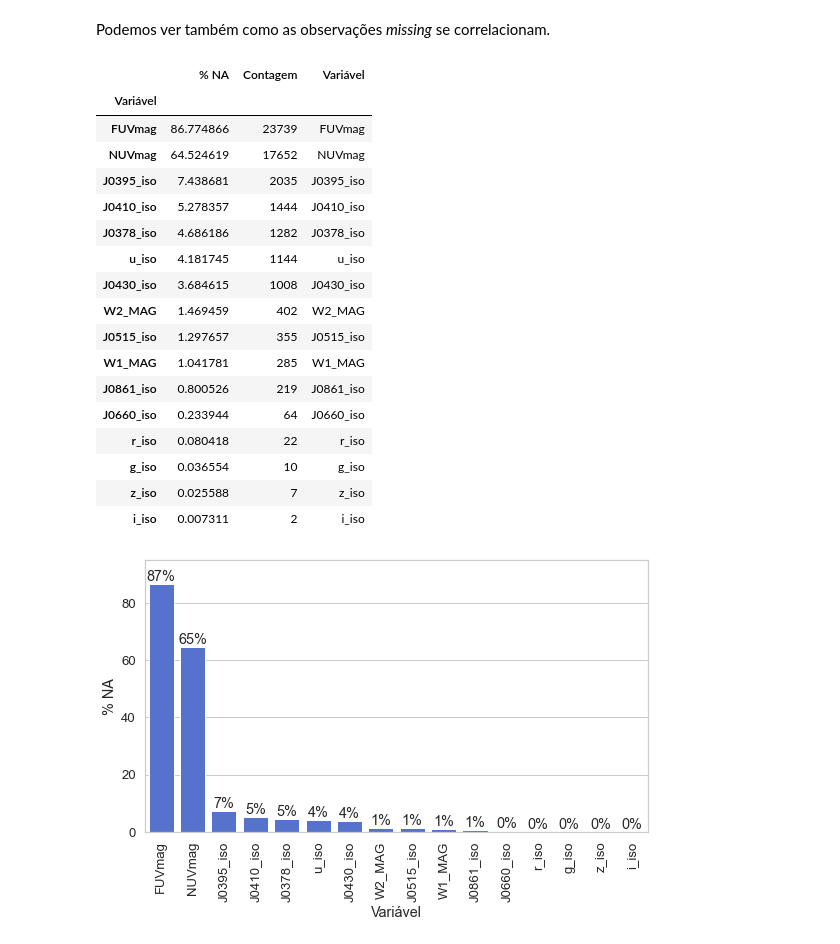
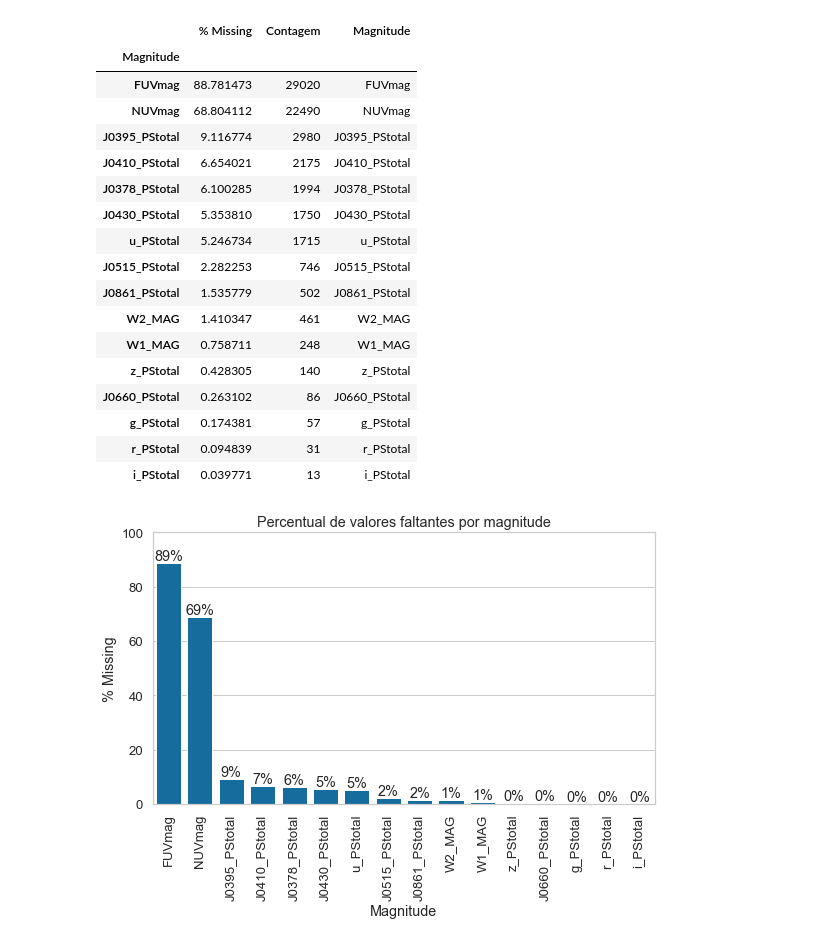
Before and after one commit to GabrielaPereiraSoares/Projeto_TCC, a Jupyter notebook: Analise_Descritiva.ipynb, the cells around one changed output. Saved outputs shown, nothing was run; the diff lists cells and outputs as text; code cells hidden in the pictures.

```diff
--- a/Analise_Descritiva.ipynb
+++ b/Analise_Descritiva.ipynb
@@ -255,0 +356,2 @@ plt.show()
+# %%
+dados2 = dados.replace(99,np.nan)
@@ -255,0 +384,2 @@ plt.show()
+# %%
+mags = dados.columns[3:19]
@@ -255,0 +416,16 @@ plt.show()
+# %%
+# Histogramas
+sns.set(context="notebook", style="whitegrid", palette="dark",font_scale=1.8)
+
+fig, axs = plt.subplots(4, 4, figsize=(20, 18), constrained_layout=True, sharey = True)
+dic = {0:axs[0,0], 1:axs[0,1], 2:axs[0,2], 3:axs[0,3],
+       4:axs[1,0], 5:axs[1,1], 6:axs[1,2], 7:axs[1,3],
+       8:axs[2,0], 9:axs[2,1],10:axs[2,2],11:axs[2,3],
+      12:axs[3,0],13:axs[3,1],14:axs[3,2],15:axs[3,3]}
+
+for i in range(16):
+    sns.histplot(data=dados2[mags[i]], bins=20, kde=True, stat='density', ax=dic[i],
+                 color='#0072B2').set(ylim=(0, 0.55), ylabel='')
+fig.suptitle('Distribuição das magnitudes na abertura PStotal', fontsize=32)
+fig.supylabel('Densidade', fontsize=28)
+plt.show()
@@ -260,41 +544,41 @@ Aqui, vemos que a distribuição do _redshift_ como um todo tende a se deslocar
-# %% [markdown]
-Podemos ver também como as observações _missing_ se correlacionam.
 # %%
-missing_values = (dados[cols].isnull().sum() / len(dados[cols]))*100
-#missing_values = missing_values[missing_values > 0]
+missing_values = (dados2[mags].isnull().sum() / len(dados2[mags]))*100
 missing_values.sort_values(inplace=True, ascending=False)
 missing_values = missing_values.to_frame()
-missing_values.columns = ['% NA']
-missing_values['Contagem'] = dados[cols].isnull().sum()
-missing_values.index.names = ['Variável']
-missing_values['Variável'] = missing_values.index
+missing_values.columns = ['% Missing']
+missing_values['Contagem'] = dados2[mags].isnull().sum()
+missing_values.index.names = ['Magnitude']
+missing_values['Magnitude'] = missing_values.index
 missing_values
 # %% [output]
-|  | % NA | Contagem | Variável |
-| Variável |  |  |  |
-| FUVmag | 86.774866 | 23739 | FUVmag |
-| NUVmag | 64.524619 | 17652 | NUVmag |
-| J0395_iso | 7.438681 | 2035 | J0395_iso |
-| J0410_iso | 5.278357 | 1444 | J0410_iso |
-| J0378_iso | 4.686186 | 1282 | J0378_iso |
-| u_iso | 4.181745 | 1144 | u_iso |
-| J0430_iso | 3.684615 | 1008 | J0430_iso |
-| W2_MAG | 1.469459 | 402 | W2_MAG |
-| J0515_iso | 1.297657 | 355 | J0515_iso |
-| W1_MAG | 1.041781 | 285 | W1_MAG |
-| J0861_iso | 0.800526 | 219 | J0861_iso |
-| J0660_iso | 0.233944 | 64 | J0660_iso |
-| r_iso | 0.080418 | 22 | r_iso |
-| g_iso | 0.036554 | 10 | g_iso |
-| z_iso | 0.025588 | 7 | z_iso |
-| i_iso | 0.007311 | 2 | i_iso |
+|  | % Missing | Contagem | Magnitude |
+| Magnitude |  |  |  |
+| FUVmag | 88.781473 | 29020 | FUVmag |
+| NUVmag | 68.804112 | 22490 | NUVmag |
+| J0395_PStotal | 9.116774 | 2980 | J0395_PStotal |
+| J0410_PStotal | 6.654021 | 2175 | J0410_PStotal |
+| J0378_PStotal | 6.100285 | 1994 | J0378_PStotal |
+| J0430_PStotal | 5.353810 | 1750 | J0430_PStotal |
+| u_PStotal | 5.246734 | 1715 | u_PStotal |
+| J0515_PStotal | 2.282253 | 746 | J0515_PStotal |
+| J0861_PStotal | 1.535779 | 502 | J0861_PStotal |
+| W2_MAG | 1.410347 | 461 | W2_MAG |
+| W1_MAG | 0.758711 | 248 | W1_MAG |
+| z_PStotal | 0.428305 | 140 | z_PStotal |
+| J0660_PStotal | 0.263102 | 86 | J0660_PStotal |
+| g_PStotal | 0.174381 | 57 | g_PStotal |
+| r_PStotal | 0.094839 | 31 | r_PStotal |
+| i_PStotal | 0.039771 | 13 | i_PStotal |
 # %%
+sns.set(context="notebook", style="whitegrid", palette="dark",font_scale=1.2)
+
 fig = plt.figure(figsize=(9,5))
-sns.set(context="notebook", style="whitegrid", palette="dark",font_scale=1.2)
-ax = sns.barplot(x = 'Variável', y = '% NA', data=missing_values, color='royalblue')
+
+ax = sns.barplot(x = 'Magnitude', y = '% Missing', data=missing_values, color='#0072B2')
 ax.bar_label(ax.containers[0], fmt='%.f%%')
 plt.xticks(rotation = 90)
-plt.ylim(0,95)
+plt.ylim(0,100)
+plt.title('Percentual de valores faltantes por magnitude')
 plt.show()
 # %% [output]
-[figure, old version]
+[figure, new version]
```
Also changed, not shown: parts of 84 cells of this notebook, 7 other files.
